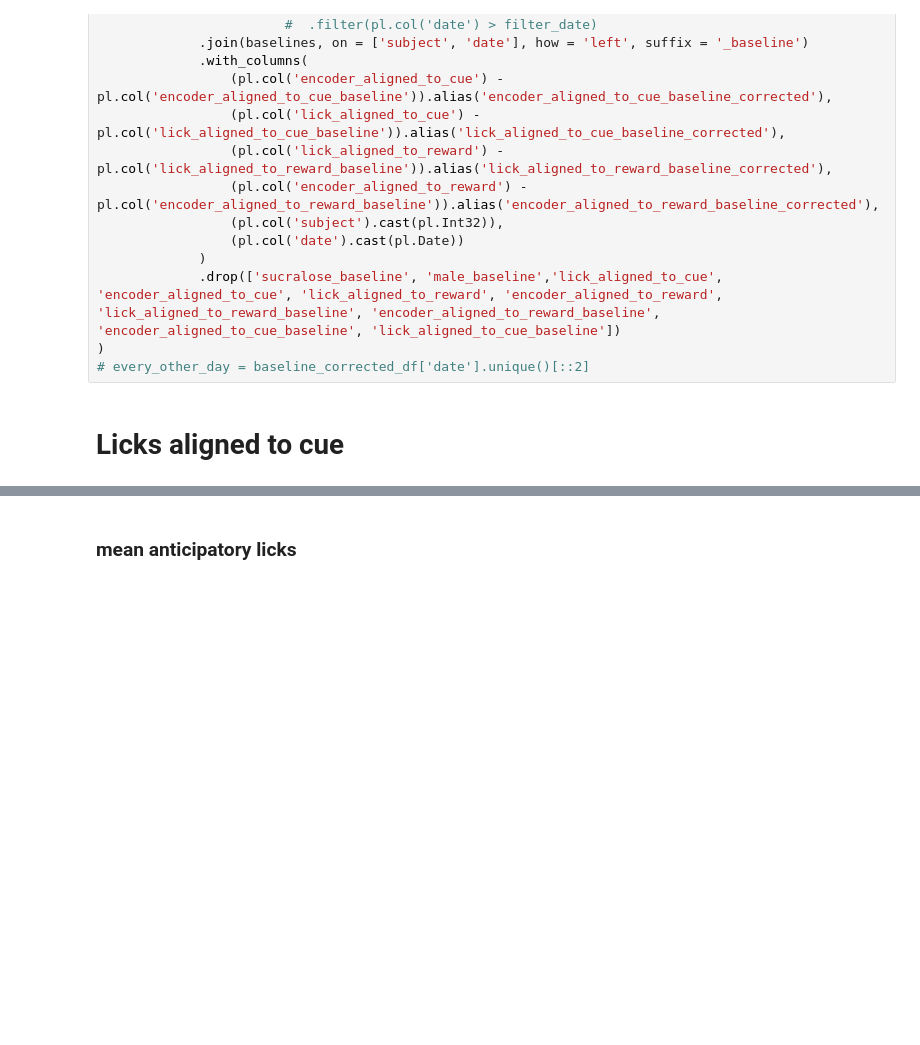
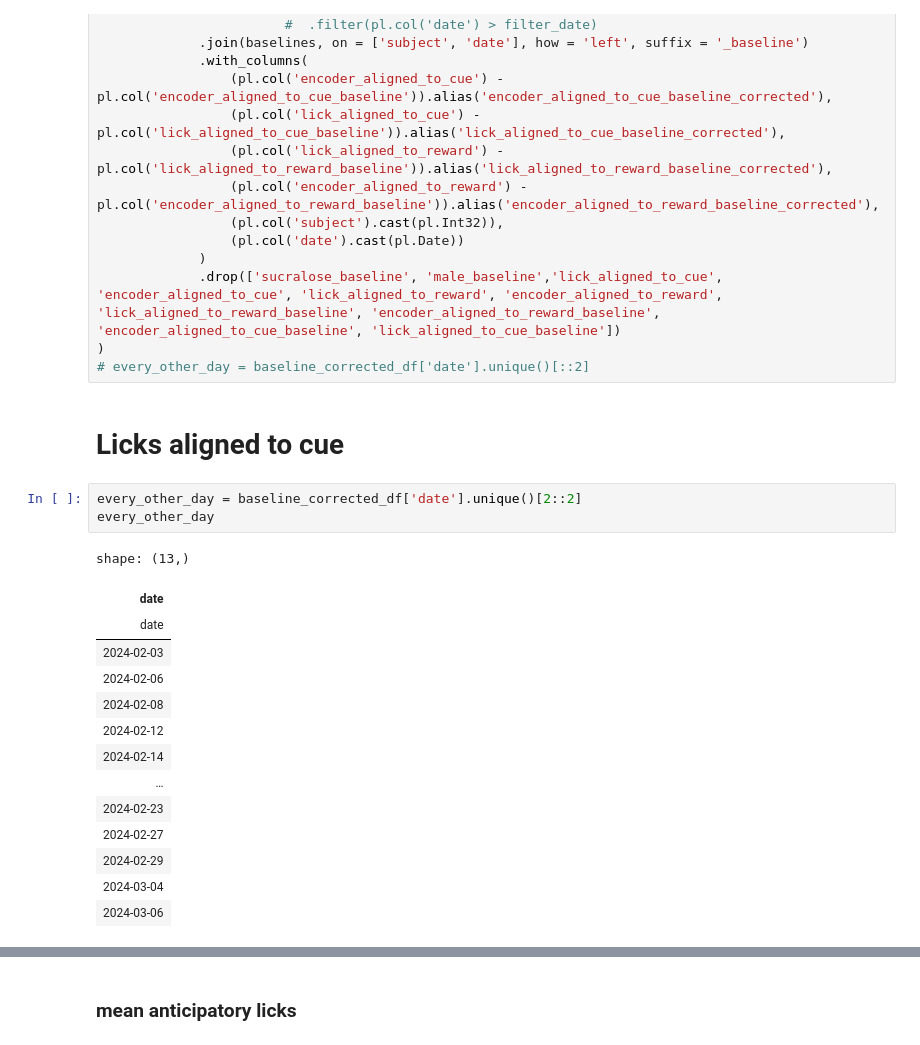
Before and after one commit to Mschaid/coral, a Jupyter notebook: notebooks/visualization.ipynb, the cells around one changed output, grey strips where cells are left out. Cells and saved outputs as stored; diff of their text form; blank space fills up the shorter version.

```diff
--- a/notebooks/visualization.ipynb
+++ b/notebooks/visualization.ipynb
@@ -66,5 +66,23 @@ baseline_corrected_df = (bh_df
 # every_other_day = baseline_corrected_df['date'].unique()[::2]
 # %% [markdown]
 # Licks aligned to cue
+# %%
+every_other_day = baseline_corrected_df['date'].unique()[2::2]
+every_other_day
+# %% [output]
+shape: (13,)
+| date |
+| date |
+| 2024-02-03 |
+| 2024-02-06 |
+| 2024-02-08 |
+| 2024-02-12 |
+| 2024-02-14 |
+| … |
+| 2024-02-23 |
+| 2024-02-27 |
+| 2024-02-29 |
+| 2024-03-04 |
+| 2024-03-06 |
 # %%
 every_other_day = baseline_corrected_df['date'].unique()[2::2]
```
Also changed, not shown: parts of 2 cells of this notebook, 10 other files.
